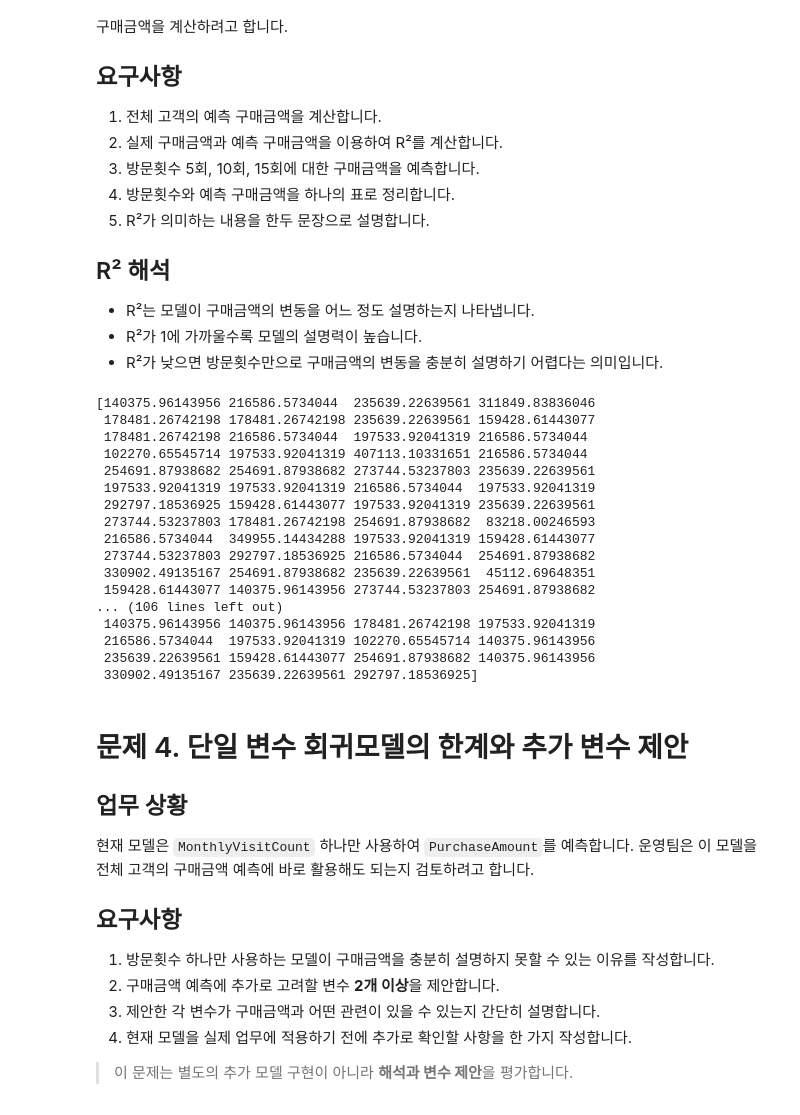
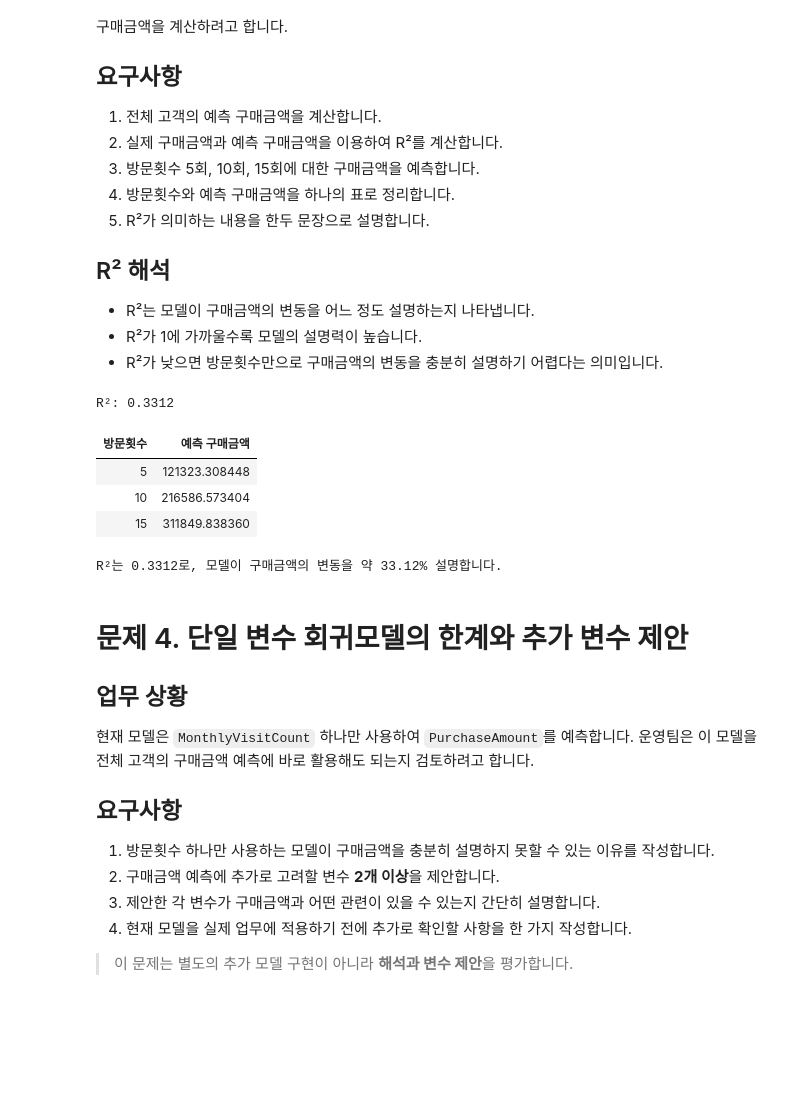
Before and after one commit to takkoyakki143/python-basic-assignment--, a Jupyter notebook: basic-statistics-assignment-서윤하/Part4_방문횟수를이용한_구매금액회귀예측_실습.ipynb, the cells around one changed output. Cells and saved outputs as stored; diff of their text form; code cells hidden in the pictures; blank space fills up the shorter version.

```diff
--- a/basic-statistics-assignment-서윤하/Part4_방문횟수를이용한_구매금액회귀예측_실습.ipynb
+++ b/basic-statistics-assignment-서윤하/Part4_방문횟수를이용한_구매금액회귀예측_실습.ipynb
@@ -171,27 +171,34 @@ plt.show()
 - R²는 모델이 구매금액의 변동을 어느 정도 설명하는지 나타냅니다.
 - R²가 1에 가까울수록 모델의 설명력이 높습니다.
 - R²가 낮으면 방문횟수만으로 구매금액의 변동을 충분히 설명하기 어렵다는 의미입니다.
-# %%
-# 문제 3 코드를 작성하세요.
-print(y_line)
-# %% [output]
-[140375.96143956 216586.5734044  235639.22639561 311849.83836046
- 178481.26742198 178481.26742198 235639.22639561 159428.61443077
- 178481.26742198 216586.5734044  197533.92041319 216586.5734044
- 102270.65545714 197533.92041319 407113.10331651 216586.5734044
- 254691.87938682 254691.87938682 273744.53237803 235639.22639561
- 197533.92041319 197533.92041319 216586.5734044  197533.92041319
- 292797.18536925 159428.61443077 197533.92041319 235639.22639561
- 273744.53237803 178481.26742198 254691.87938682  83218.00246593
- 216586.5734044  349955.14434288 197533.92041319 159428.61443077
- 273744.53237803 292797.18536925 216586.5734044  254691.87938682
- 330902.49135167 254691.87938682 235639.22639561  45112.69648351
- 159428.61443077 140375.96143956 273744.53237803 254691.87938682
-... (106 lines left out)
- 140375.96143956 140375.96143956 178481.26742198 197533.92041319
- 216586.5734044  197533.92041319 102270.65545714 140375.96143956
- 235639.22639561 159428.61443077 254691.87938682 140375.96143956
- 330902.49135167 235639.22639561 292797.18536925]
+# %%
+# 문제 3 코드를 작성하세요.
+from sklearn.metrics import r2_score
+
+r2 = r2_score(y, y_line)
+print('R²:', round(r2, 4))
+
+# 3. 방문횟수 5회, 10회, 15회의 구매금액 예측
+new_x = [[5], [10], [15]]
+
+new_pred = model.predict(new_x)
+
+# 4. 방문횟수와 예측 구매금액을 표로 정리
+result = pd.DataFrame({
+    '방문횟수': [5, 10, 15],
+    '예측 구매금액': new_pred
+})
+
+display(result.style.hide(axis='index'))
+
+print(f'R²는 {r2:.4f}로, 모델이 구매금액의 변동을 약 {r2 * 100:.2f}% 설명합니다.')
+# %% [output]
+R²: 0.3312
+| 방문횟수 | 예측 구매금액 |
+| 5 | 121323.308448 |
+| 10 | 216586.573404 |
+| 15 | 311849.838360 |
+R²는 0.3312로, 모델이 구매금액의 변동을 약 33.12% 설명합니다.
 # %% [markdown]
 # 문제 4. 단일 변수 회귀모델의 한계와 추가 변수 제안
 
```
Also changed, not shown: 2 other files.
